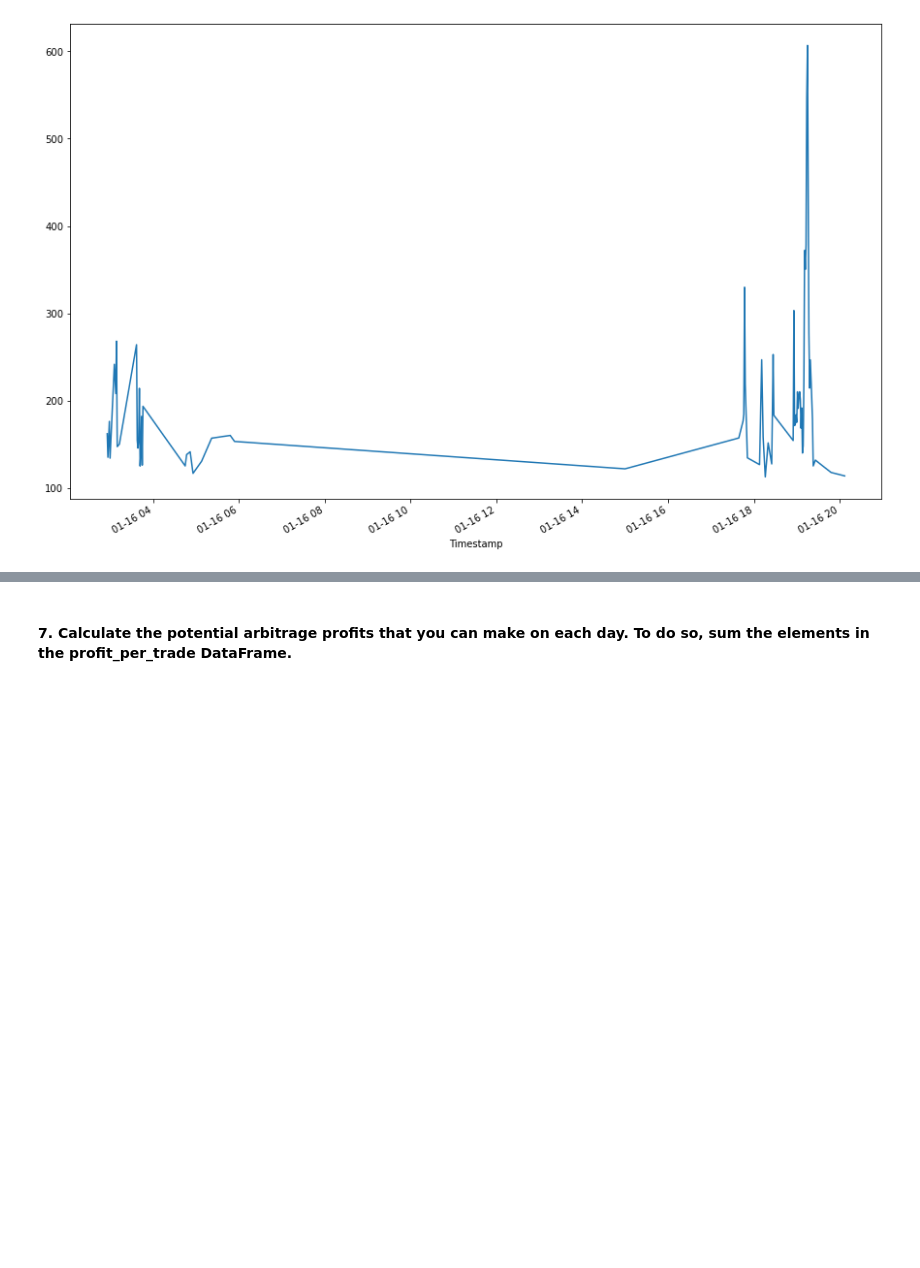
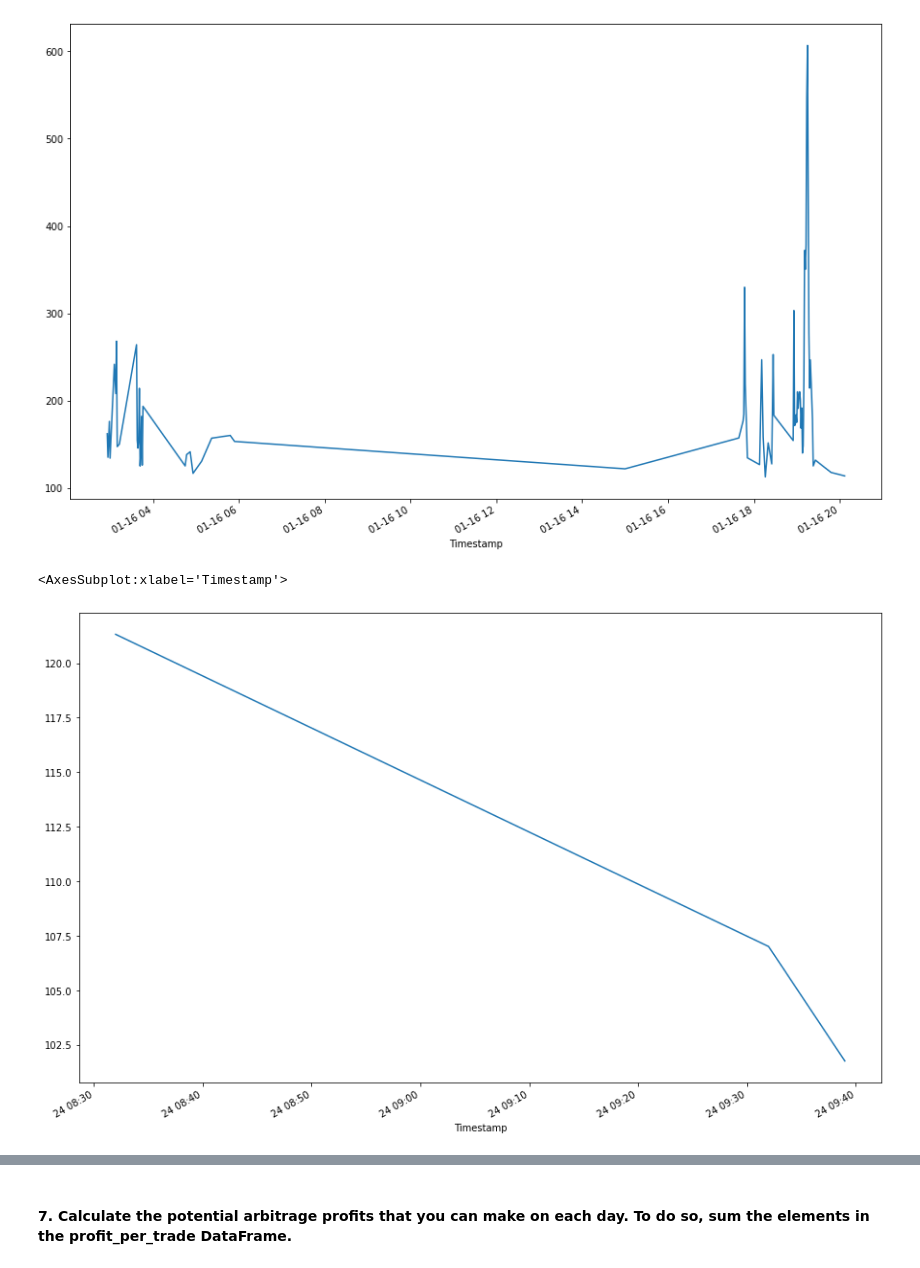
Before and after one commit to asabeti/Module_Challenge_3, a Jupyter notebook: crypto_arbitrage.ipynb, the cells around one changed output, grey strips where cells are left out. Drawn from its saved outputs; the diff is of its cells as text; code cells hidden in the pictures; blank space fills up the shorter version.

```diff
--- a/crypto_arbitrage.ipynb
+++ b/crypto_arbitrage.ipynb
@@ -621,3 +621,9 @@ Timestamp
 2018-01-16 03:00:00    134.01
 2018-01-16 03:06:00    241.54
 Name: Close, dtype: float64
+# %%
+profit_middle = profitable_trades_middle * bitstamp_sliced.loc['2018-02-24']
+
+profit_per_trade_middle = profit_middle.dropna()
+
+profit_per_trade_middle.head()
@@ -642,3 +686,8 @@ profit_per_trade_early.plot(figsize=(15,10))
 # %% [output]
 <AxesSubplot:xlabel='Timestamp'>
 [figure]
+# %%
+profit_per_trade_middle.plot(figsize=(15,10))
+# %% [output]
+<AxesSubplot:xlabel='Timestamp'>
+[figure, added]
```
Also changed, not shown: parts of 16 cells of this notebook.
